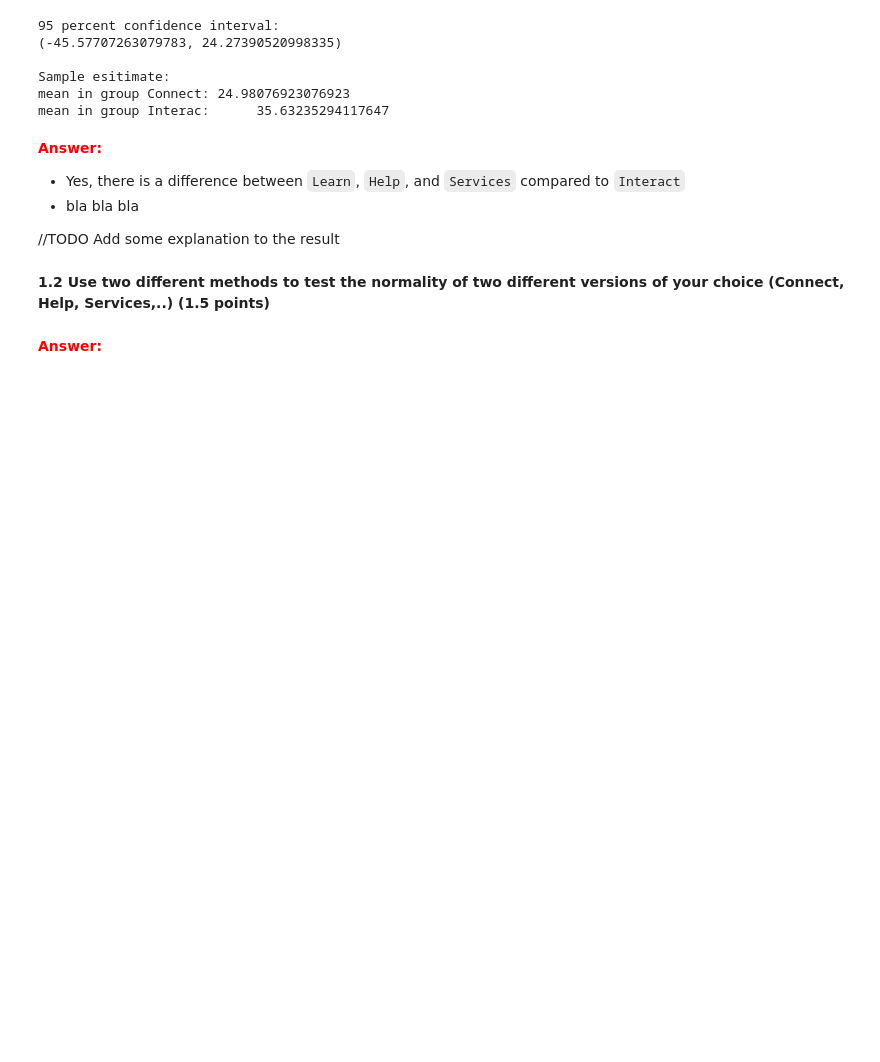
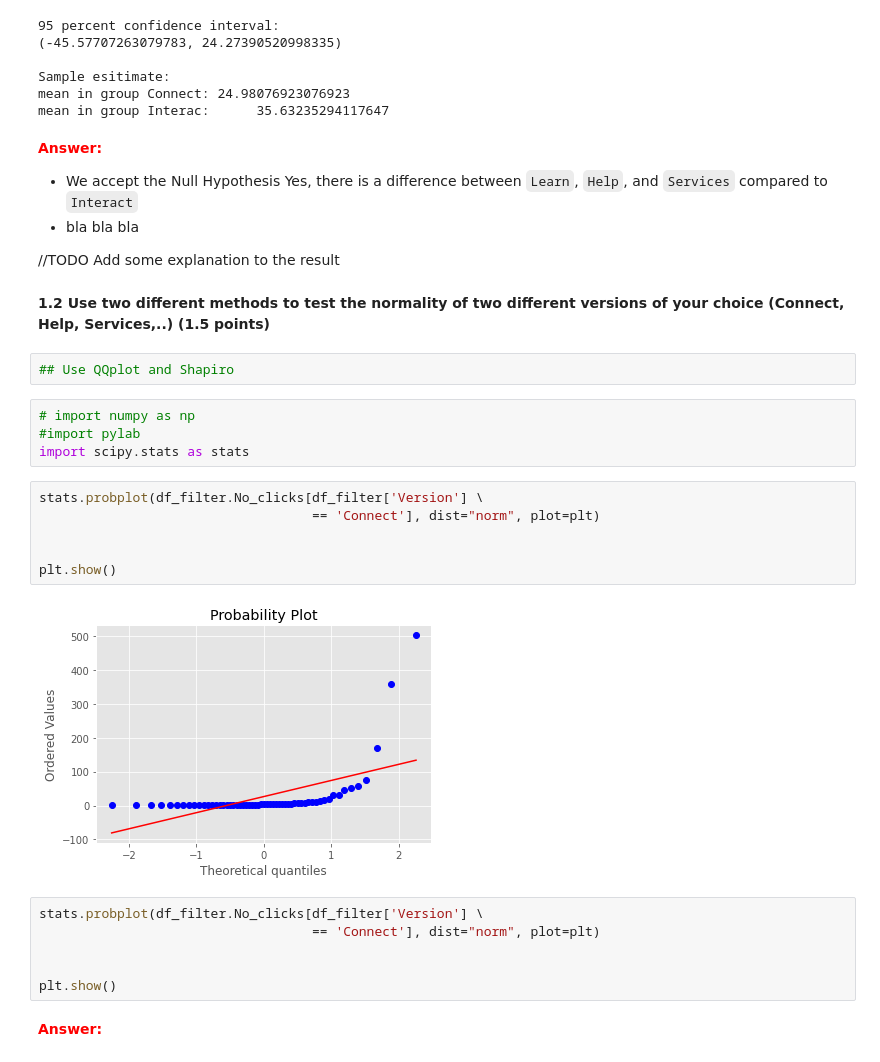
Before and after one commit to enliktjioe/bda2020, a Jupyter notebook: HW5/Homework_05_Enlik_Nga.ipynb, the cells around one changed output. Drawn from its saved outputs; the diff is of its cells as text; blank space fills up the shorter version.

```diff
--- a/HW5/Homework_05_Enlik_Nga.ipynb
+++ b/HW5/Homework_05_Enlik_Nga.ipynb
@@ -328,7 +328,8 @@ mean in group Interac:      35.63235294117647
 # %% [markdown]
 <font color='red'> **Answer:** </font>
 
-- Yes, there is a difference between `Learn`, `Help`, and `Services` compared to `Interact`
+- We accept the Null Hypothesis
+Yes, there is a difference between `Learn`, `Help`, and `Services` compared to `Interact`
 - bla bla bla
 
 
@@ -337,6 +338,26 @@ Add some explanation to the result
 # %% [markdown]
 
 **1.2 Use two different methods to test the normality of two different versions of your choice (Connect, Help, Services,..) (1.5 points)**
+# %%
+## Use QQplot and Shapiro
+# %%
+# import numpy as np
+#import pylab
+import scipy.stats as stats
+# %%
+stats.probplot(df_filter.No_clicks[df_filter['Version'] \
+                                   == 'Connect'], dist="norm", plot=plt)
+
+
+plt.show()
+# %% [output]
+[figure, added]
+# %%
+stats.probplot(df_filter.No_clicks[df_filter['Version'] \
+                                   == 'Connect'], dist="norm", plot=plt)
+
+
+plt.show()
 # %% [markdown]
 <font color='red'> **Answer:**
 # %% [markdown]
```
Also changed, not shown: parts of 10 cells of this notebook.
